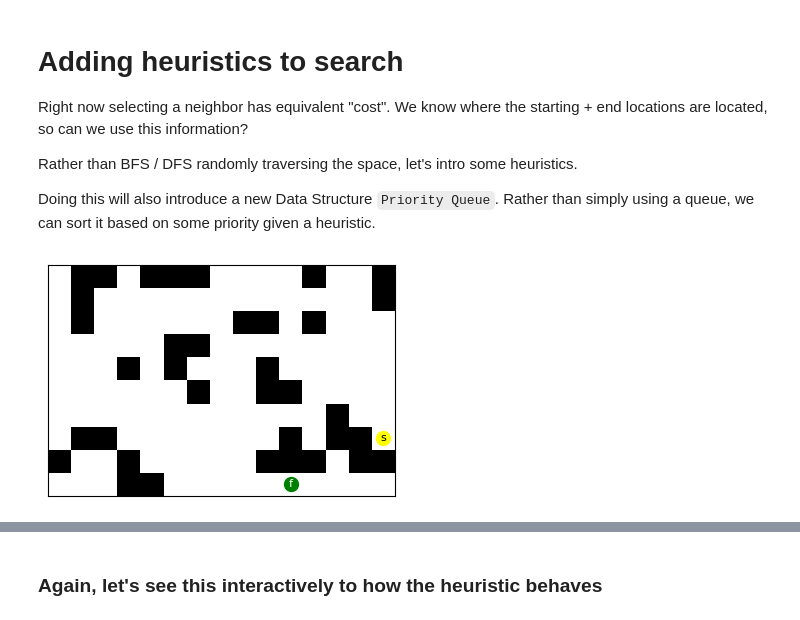
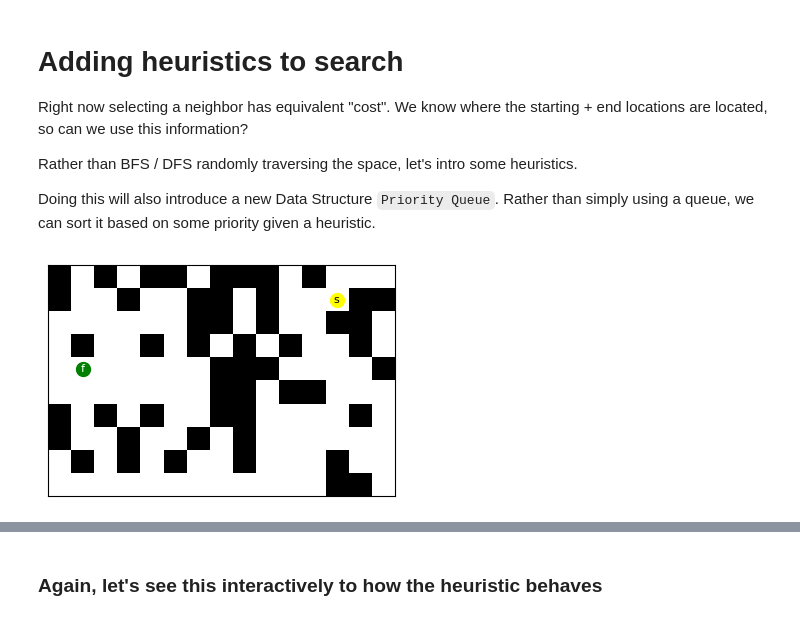
Before and after one commit to petersim1/pathfinding, a Jupyter notebook: exploration.ipynb, the cells around one changed output, grey strips where cells are left out. Drawn from its saved outputs; the diff is of its cells as text; code cells hidden in the pictures.

```diff
--- a/exploration.ipynb
+++ b/exploration.ipynb
@@ -231,14 +288,14 @@ Rather than BFS / DFS randomly traversing the space, let's intro some heuristics
 
 Doing this will also introduce a new Data Structure `Priority Queue`. Rather than simply using a queue, we can sort it based on some priority given a heuristic.
 # %%
-percent_blockage = 0.25
+percent_blockage = 0.4
 graph = Graph(rows=10, cols=15)
 graph.generate_grid(grid_type="random", percent_blocked=percent_blockage)
 
 plot_grid(graph.p_start, graph.p_end, graph.grid)
 plt.show()
 # %% [output]
-[figure, old version]
+[figure, new version]
 # %%
 bfs_path, bfs_complexity = graph.search(bfs)
 greedy_bfs_path, greedy_bfs_complexity = graph.search(greedy_bfs)
```
Also changed, not shown: parts of 21 cells of this notebook, 3 other files.
